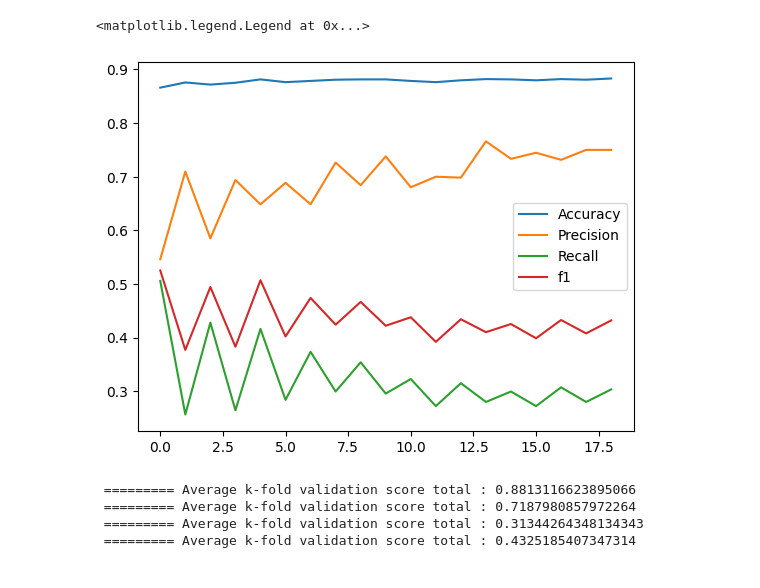
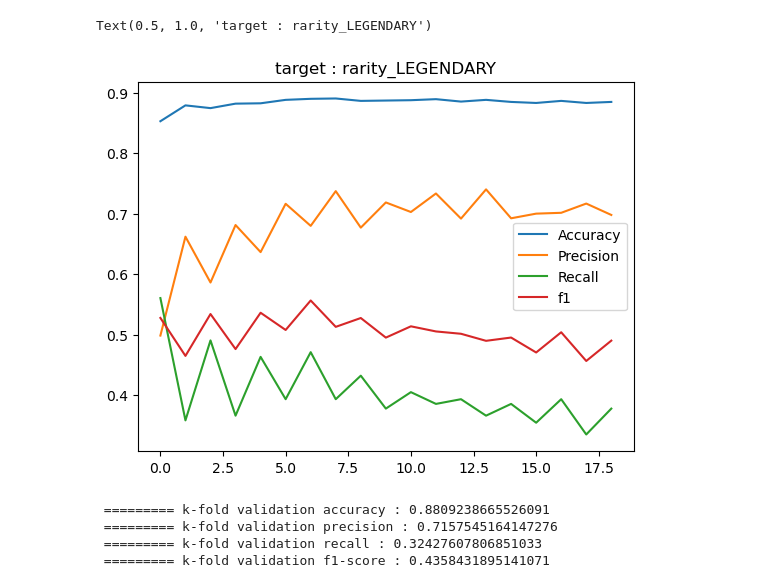
Before and after one commit to OOOssscccaaarrr/miashs24cpm2, a Jupyter notebook: KNN.ipynb, the cells around one changed output. Saved outputs shown, nothing was run; the diff lists cells and outputs as text; code cells hidden in the pictures.

```diff
--- a/KNN.ipynb
+++ b/KNN.ipynb
@@ -25,7 +25,7 @@ all_t=[t0,t1,t2,t3,t4]
 variable = [col for col in df.columns  if col not in  all_target]
 X=df[variable]
 # %%
-X_train, X_test, y_train, y_test = train_test_split(X, y, test_size=0.3, stratify=t4)
+X_train, X_test, y_train, y_test = train_test_split(X, t4, test_size=0.3, stratify=t4)
 # %%
 split_accuracy = []
 split_precision = []
@@ -45,11 +45,25 @@ for i in range(1, 20, 1):
     split_precision.append(precision_score(y_test, prediction))
     split_recall.append(recall_score(y_test, prediction))
     split_f1.append(f1_score(y_test, prediction))
+    if (i==14) :
+        accuracy = accuracy_score(y_test, prediction)
+        precision = precision_score(y_test, prediction)
+        recall = recall_score(y_test, prediction)
+        f1 = f1_score(y_test, prediction)
+        print(f" ========= target : rarity_LEGENDARY")
+        print(f"accuracy : {accuracy}")
+        print("====================")
+        print(f"precision : {precision}")
+        print("====================")
+        print(f"recall : {recall}")
+        print("====================")
+        print(f"f1-score : {f1}")
 
     if precision > best_accuracy:
         best_accuracy = precision
         best_k = i
 
 
+
 print(f"Meilleur k avec la meilleure precision: k={best_k}, precision={best_accuracy}" )
 # %% [output]
@@ -60,12 +79,13 @@ Meilleur k avec la meilleure accuracy: k=10, accuracy=0.8990877993158495, p=1
 # %%
 plt.plot(split_accuracy, label="Accuracy")
 plt.plot(split_precision, label="Precision")
 plt.plot(split_recall, label="Recall")
 plt.plot(split_f1, label="f1")
 plt.legend()
+plt.title("target : rarity_LEGENDARY")
 # %% [output]
-<matplotlib.legend.Legend at 0x...>
+Text(0.5, 1.0, 'target : rarity_LEGENDARY')
-[figure, old version]
+[figure, new version]
 # %%
 #Cross validation
 # %%
@@ -73,25 +93,22 @@ mean_acc = 0
 mean_prec = 0
 mean_rec = 0
 mean_f1 = 0
-i=0
+kfold=KFold(n_splits=5,shuffle=True)
+cross_val_accuracy = cross_val_score(estimator=knn, X=X, y=t4, scoring="accuracy", cv=kfold)
+mean_acc = cross_val_accuracy.mean()
+cross_val_precision = cross_val_score(estimator=knn, X=X, y=t4, scoring="precision", cv=kfold)
+mean_prec = cross_val_precision.mean()
+cross_val_accuracy_std = cross_val_score(estimator=knn, X=X, y=t4, scoring="recall", cv=kfold)
+mean_rec = cross_val_accuracy_std.mean()
+cross_val_f1 = cross_val_score(estimator=knn, X=X, y=t4, scoring="f1", cv=kfold)
+mean_f1 = cross_val_f1.mean()
 
-for test in range (1,31,1) :
-    kfold=KFold(n_splits=5,shuffle=True)
-    cross_val_accuracy = cross_val_score(estimator=knn, X=X, y=t4, scoring="accuracy", cv=kfold)
-    mean_acc = mean_acc + cross_val_accuracy.mean()
-    cross_val_precision = cross_val_score(estimator=knn, X=X, y=t4, scoring="precision", cv=kfold)
-    mean_prec = mean_prec + cross_val_precision.mean()
-    cross_val_accuracy_std = cross_val_score(estimator=knn, X=X, y=t4, scoring="recall", cv=kfold)
-    mean_rec = mean_rec + cross_val_accuracy_std.mean()
-    cross_val_f1 = cross_val_score(estimator=knn, X=X, y=t4, scoring="f1", cv=kfold)
-    mean_f1 = mean_f1 + cross_val_f1.mean()
-    i=i+1
-print(f" ========= Average k-fold validation score total : {mean_acc / i}")
-print(f" ========= Average k-fold validation score total : {mean_prec / i}")
-print(f" ========= Average k-fold validation score total : {mean_rec / i}")
-print(f" ========= Average k-fold validation score total : {mean_f1 / i}")
+print(f" ========= k-fold validation accuracy : {mean_acc}")
+print(f" ========= k-fold validation precision : {mean_prec}")
+print(f" ========= k-fold validation recall : {mean_rec}")
+print(f" ========= k-fold validation f1-score : {mean_f1}")
 # %% [output]
- ========= Average k-fold validation score total : 0.8813116623895066
- ========= Average k-fold validation score total : 0.7187980857972264
- ========= Average k-fold validation score total : 0.31344264348134343
- ========= Average k-fold validation score total : 0.4325185407347314
+ ========= k-fold validation accuracy : 0.8809238665526091
+ ========= k-fold validation precision : 0.7157545164147276
+ ========= k-fold validation recall : 0.32427607806851033
+ ========= k-fold validation f1-score : 0.4358431895141071
```
Also changed, not shown: parts of 11 cells of this notebook, 2 other files.
